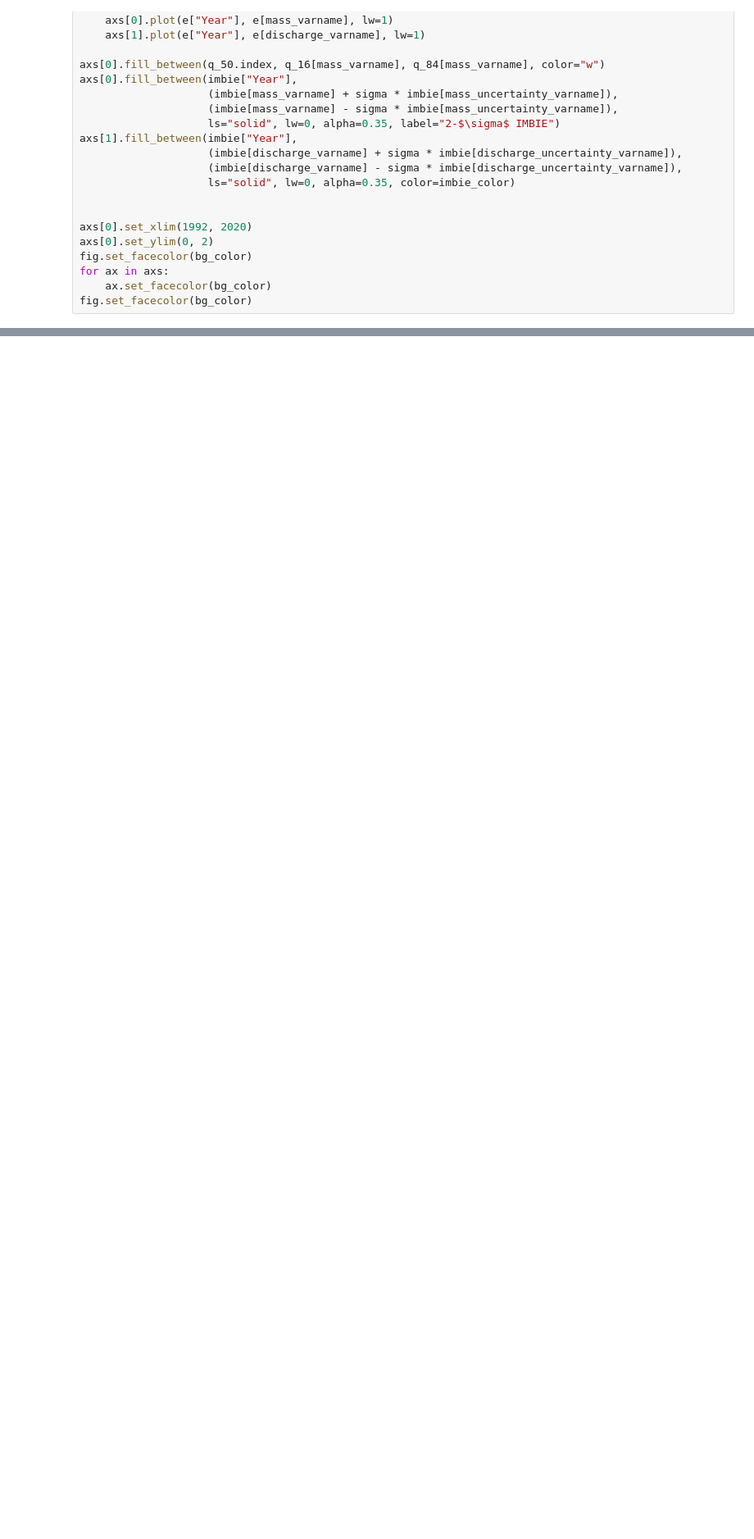
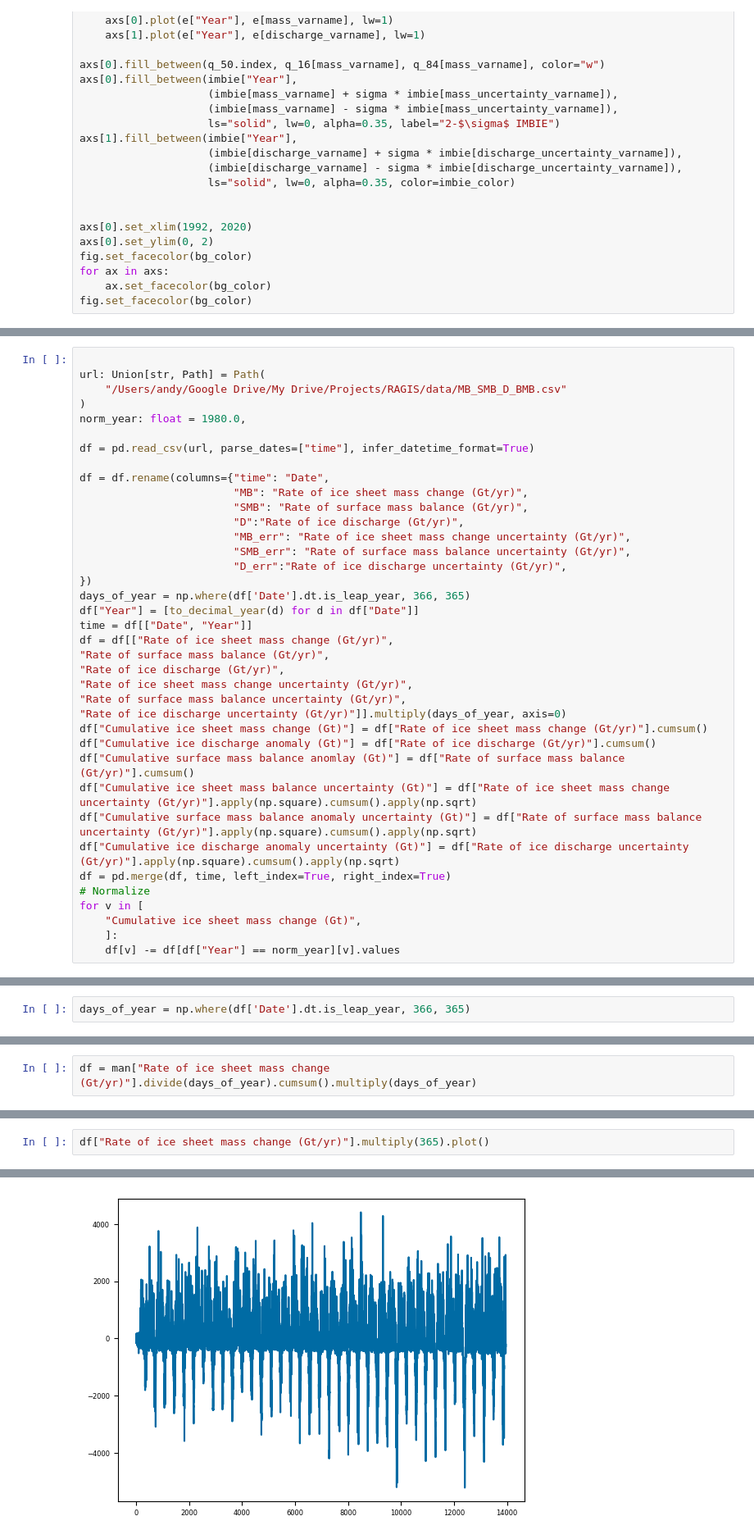
Before and after one commit to pism/pism-ragis, a Jupyter notebook: notebooks/analyze_ensembles.ipynb, the cells around one changed output, grey strips where cells are left out. Shown at 82% size. Cells and saved outputs as stored; diff of their text form; blank space fills up the shorter version.

```diff
--- a/notebooks/analyze_ensembles.ipynb
+++ b/notebooks/analyze_ensembles.ipynb
@@ -596,0 +656,38 @@ xr.open_mfdataset?
+# %%
+
+url: Union[str, Path] = Path(
+    "/Users/andy/Google Drive/My Drive/Projects/RAGIS/data/MB_SMB_D_BMB.csv"
+)
+norm_year: float = 1980.0,
+
+df = pd.read_csv(url, parse_dates=["time"], infer_datetime_format=True)
+
+df = df.rename(columns={"time": "Date",
+                        "MB": "Rate of ice sheet mass change (Gt/yr)",
+                        "SMB": "Rate of surface mass balance (Gt/yr)",
+                        "D":"Rate of ice discharge (Gt/yr)",
+                        "MB_err": "Rate of ice sheet mass change uncertainty (Gt/yr)",
+                        "SMB_err": "Rate of surface mass balance uncertainty (Gt/yr)",
+                        "D_err":"Rate of ice discharge uncertainty (Gt/yr)",
+})
+days_of_year = np.where(df['Date'].dt.is_leap_year, 366, 365)
+df["Year"] = [to_decimal_year(d) for d in df["Date"]]
+time = df[["Date", "Year"]]
+df = df[["Rate of ice sheet mass change (Gt/yr)",
+"Rate of surface mass balance (Gt/yr)",
+"Rate of ice discharge (Gt/yr)",
+"Rate of ice sheet mass change uncertainty (Gt/yr)",
+"Rate of surface mass balance uncertainty (Gt/yr)",
+"Rate of ice discharge uncertainty (Gt/yr)"]].multiply(days_of_year, axis=0)
+df["Cumulative ice sheet mass change (Gt)"] = df["Rate of ice sheet mass change (Gt/yr)"].cumsum()
+df["Cumulative ice discharge anomaly (Gt)"] = df["Rate of ice discharge (Gt/yr)"].cumsum()
+df["Cumulative surface mass balance anomlay (Gt)"] = df["Rate of surface mass balance (Gt/yr)"].cumsum()
+df["Cumulative ice sheet mass balance uncertainty (Gt)"] = df["Rate of ice sheet mass change uncertainty (Gt/yr)"].apply(np.square).cumsum().apply(np.sqrt)
+df["Cumulative surface mass balance anomaly uncertainty (Gt)"] = df["Rate of surface mass balance uncertainty (Gt/yr)"].apply(np.square).cumsum().apply(np.sqrt)
+df["Cumulative ice discharge anomaly uncertainty (Gt)"] = df["Rate of ice discharge uncertainty (Gt/yr)"].apply(np.square).cumsum().apply(np.sqrt)
+df = pd.merge(df, time, left_index=True, right_index=True)
+# Normalize
+for v in [
+    "Cumulative ice sheet mass change (Gt)",
+    ]:
+    df[v] -= df[df["Year"] == norm_year][v].values
@@ -596,0 +703,2 @@ xr.open_mfdataset?
+# %%
+days_of_year = np.where(df['Date'].dt.is_leap_year, 366, 365)
@@ -596,0 +725,2 @@ xr.open_mfdataset?
+# %%
+df = man["Rate of ice sheet mass change (Gt/yr)"].divide(days_of_year).cumsum().multiply(days_of_year)
@@ -596,0 +756,3 @@ xr.open_mfdataset?
+# %%
+df["Rate of ice sheet mass change (Gt/yr)"].multiply(365).plot()
+# %% [output]
@@ -596,0 +760 @@ xr.open_mfdataset?
+[figure, added]
```
Also changed, not shown: parts of 81 cells of this notebook, 5 other files.
